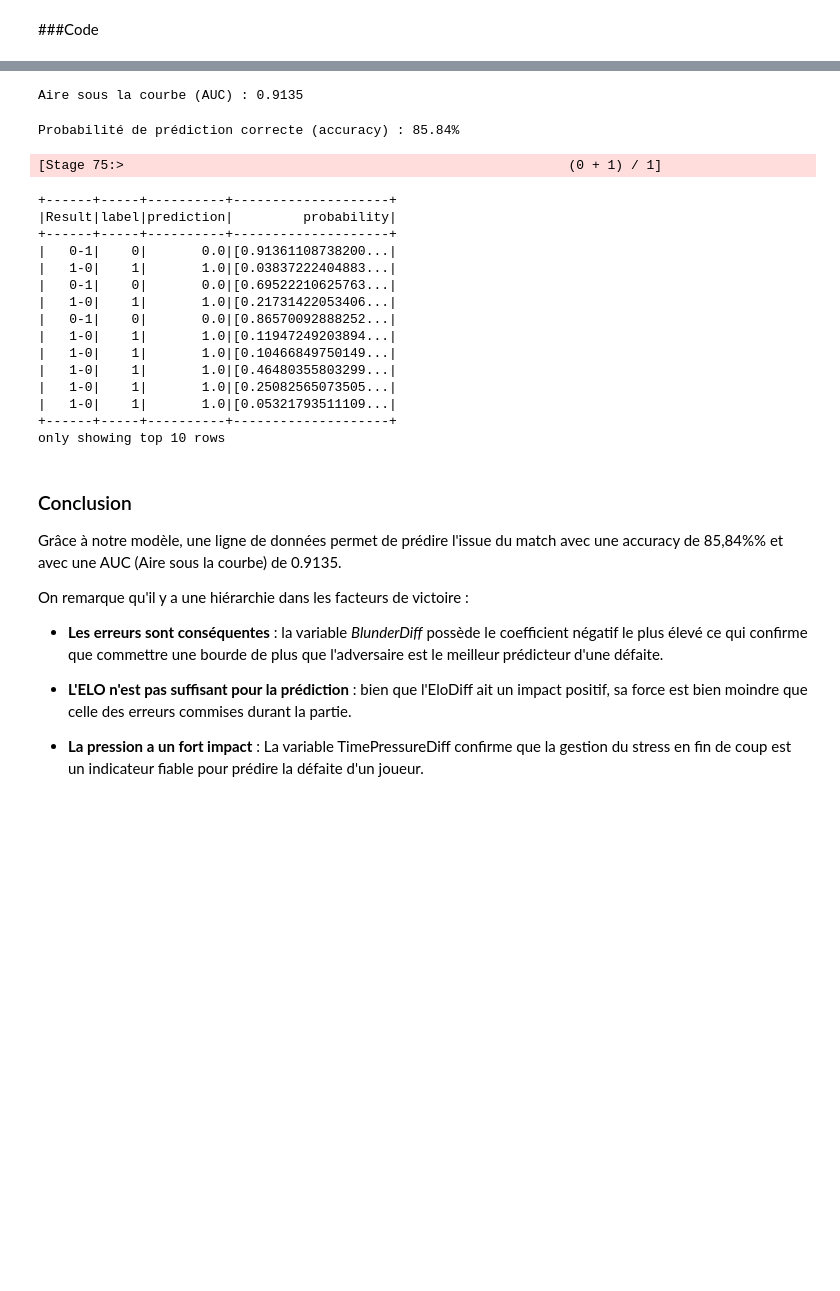
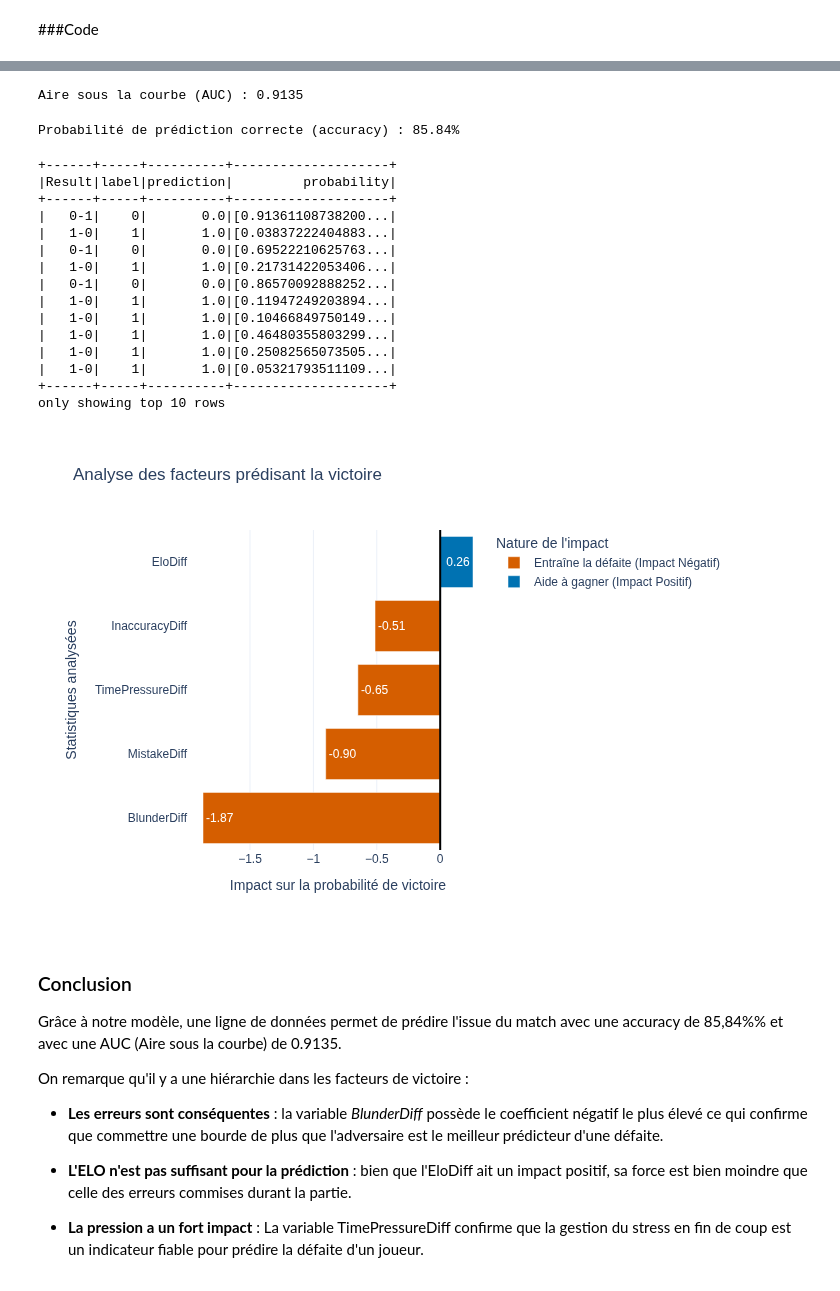
Before and after one commit to jandreolli/lichess-big-data-analysis, a Jupyter notebook: chess_game_analysis.ipynb, the cells around one changed output, grey strips where cells are left out. Drawn from its saved outputs; the diff is of its cells as text; code cells hidden in the pictures; blank space fills up the shorter version.

```diff
--- a/chess_game_analysis.ipynb
+++ b/chess_game_analysis.ipynb
@@ -507,5 +538,8 @@ fig.update_layout(
     margin=dict(l=150)
 )
 
+fig.write_image("plots/facteurs_prediction_victoire.png")
+display(Image(filename="plots/facteurs_prediction_victoire.png"))
+
 fig.show()
 # %% [output]
@@ -514,21 +548,21 @@ fig.show()
 Aire sous la courbe (AUC) : 0.9135
 Probabilité de prédiction correcte (accuracy) : 85.84%
-[Stage 75:>                                                         (0 + 1) / 1]
++------+-----+----------+--------------------+
+|Result|label|prediction|         probability|
++------+-----+----------+--------------------+
+|   0-1|    0|       0.0|[0.91361108738200...|
+|   1-0|    1|       1.0|[0.03837222404883...|
+|   0-1|    0|       0.0|[0.69522210625763...|
+|   1-0|    1|       1.0|[0.21731422053406...|
+|   0-1|    0|       0.0|[0.86570092888252...|
+|   1-0|    1|       1.0|[0.11947249203894...|
+|   1-0|    1|       1.0|[0.10466849750149...|
+|   1-0|    1|       1.0|[0.46480355803299...|
+|   1-0|    1|       1.0|[0.25082565073505...|
+|   1-0|    1|       1.0|[0.05321793511109...|
++------+-----+----------+--------------------+
+only showing top 10 rows
-+------+-----+----------+--------------------+
-|Result|label|prediction|         probability|
-+------+-----+----------+--------------------+
-|   0-1|    0|       0.0|[0.91361108738200...|
-|   1-0|    1|       1.0|[0.03837222404883...|
-|   0-1|    0|       0.0|[0.69522210625763...|
-|   1-0|    1|       1.0|[0.21731422053406...|
-|   0-1|    0|       0.0|[0.86570092888252...|
-|   1-0|    1|       1.0|[0.11947249203894...|
-|   1-0|    1|       1.0|[0.10466849750149...|
-|   1-0|    1|       1.0|[0.46480355803299...|
-|   1-0|    1|       1.0|[0.25082565073505...|
-|   1-0|    1|       1.0|[0.05321793511109...|
-+------+-----+----------+--------------------+
-only showing top 10 rows
+[figure, added]
 # %% [markdown]
 ### Conclusion
 
```
Also changed, not shown: parts of 15 cells of this notebook, 4 other files.
